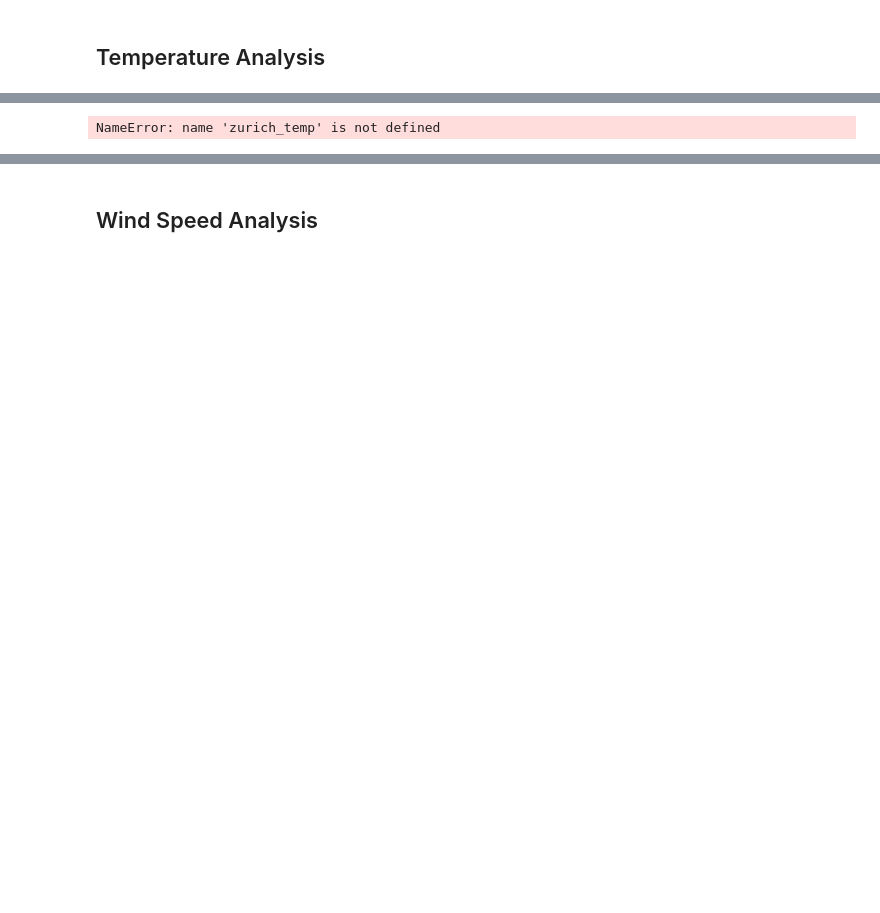
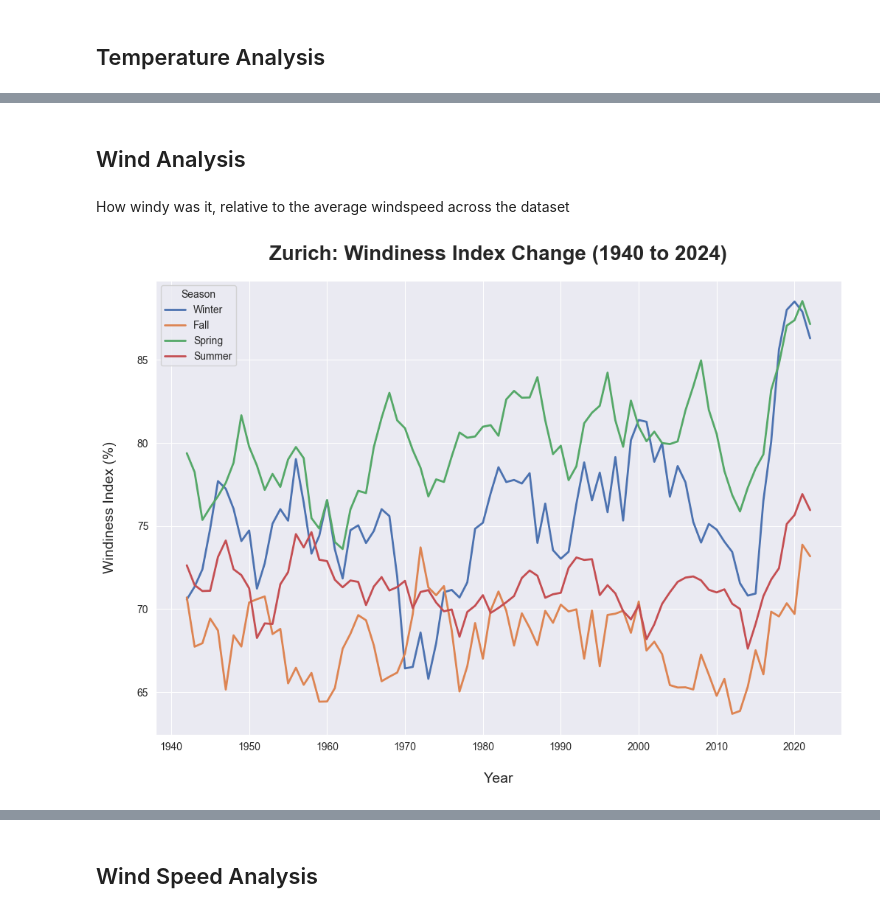
Before and after one commit to Jaffels/CIP_FS25_111, a Jupyter notebook: Merun.ipynb, the cells around one changed output, grey strips where cells are left out. Cells and saved outputs as stored; diff of their text form; code cells hidden in the pictures; blank space fills up the shorter version.

```diff
--- a/Merun.ipynb
+++ b/Merun.ipynb
@@ -183,44 +156,22 @@ NameError: name 'zurich_temp' is not defined
-# %%
-# Aggregate data to get yearly max and min temperatures
-yearly_temps = zurich_temp.groupby('Year').agg({'monthly_max_temp': 'max', 'monthly_min_temp': 'min'}).reset_index()
-
-# Apply a rolling mean to smooth the data (using a 5-year window)
-yearly_temps['max_smooth'] = yearly_temps['monthly_max_temp'].rolling(window=5, center=True).mean()
-yearly_temps['min_smooth'] = yearly_temps['monthly_min_temp'].rolling(window=5, center=True).mean()
-
-# Drop NaN values after smoothing
-yearly_temps = yearly_temps.dropna(subset=['max_smooth', 'min_smooth'])
-
-# Polynomial fitting for trend lines (3rd degree polynomial)
-max_poly = np.polyfit(yearly_temps['Year'], yearly_temps['max_smooth'], 3)
-min_poly = np.polyfit(yearly_temps['Year'], yearly_temps['min_smooth'], 3)
-
-# Create polynomial functions
-max_trend = np.poly1d(max_poly)
-min_trend = np.poly1d(min_poly)
-
-# Plotting the smoothed curves and trend lines
-plt.figure(figsize=(12, 8))
-
-# Smoothed curves
-plt.plot(yearly_temps['Year'], yearly_temps['max_smooth'], label='Smoothed Max Temperature', color='red', linewidth=2)
-plt.plot(yearly_temps['Year'], yearly_temps['min_smooth'], label='Smoothed Min Temperature', color='blue', linewidth=2)
-
-# Trend lines
-plt.plot(yearly_temps['Year'], max_trend(yearly_temps['Year']), linestyle='--', color='darkred', label='Max Trend Line')
-plt.plot(yearly_temps['Year'], min_trend(yearly_temps['Year']), linestyle='--', color='darkblue', label='Min Trend Line')
-
-# Adding titles and labels
-plt.title('Zurich: Yearly Maximum and Minimum Temperatures (1940-2024)',
-          fontsize=18, fontweight='bold', pad=20)
-plt.xlabel('Year', fontsize=14, labelpad=20)
-plt.ylabel('Temperature (°C)', fontsize=14, labelpad=20)
-
-# Adding a legend and grid
-plt.legend(loc='center right')
-plt.grid(True)
-
-# Display the plot
-plt.show()
-# %% [output]
-NameError: name 'zurich_temp' is not defined
+# %% [markdown]
+## Wind Analysis
+# %% [markdown]
+How windy was it, relative to the average windspeed across the dataset
+# %%
+# Calculate the 5-year rolling average for windiness index
+weather_aggregation['windiness_index_smooth'] = weather_aggregation.groupby(['City', 'Season'])['windiness_index'].transform(lambda x: x.rolling(window=5, center=True).mean())
+
+# Plot the original windiness index and the smoothed version
+plt.figure(figsize=(12, 8))
+
+# Plot the smoothed data
+sns.lineplot(data=weather_aggregation[weather_aggregation["City"] == "Zurich"],
+             x="Year", y="windiness_index_smooth", hue="Season", palette="deep", linewidth=2)
+
+plt.title('Zurich: Windiness Index Change (1940 to 2024)', fontsize=20, fontweight='bold', pad=20)
+plt.xlabel('Year', fontsize=14, labelpad=20)
+plt.ylabel('Windiness Index (%)', fontsize=14, labelpad=20)
+plt.grid(True)
+plt.show()
+# %% [output]
+[figure, added]
```
Also changed, not shown: parts of 33 cells of this notebook.
